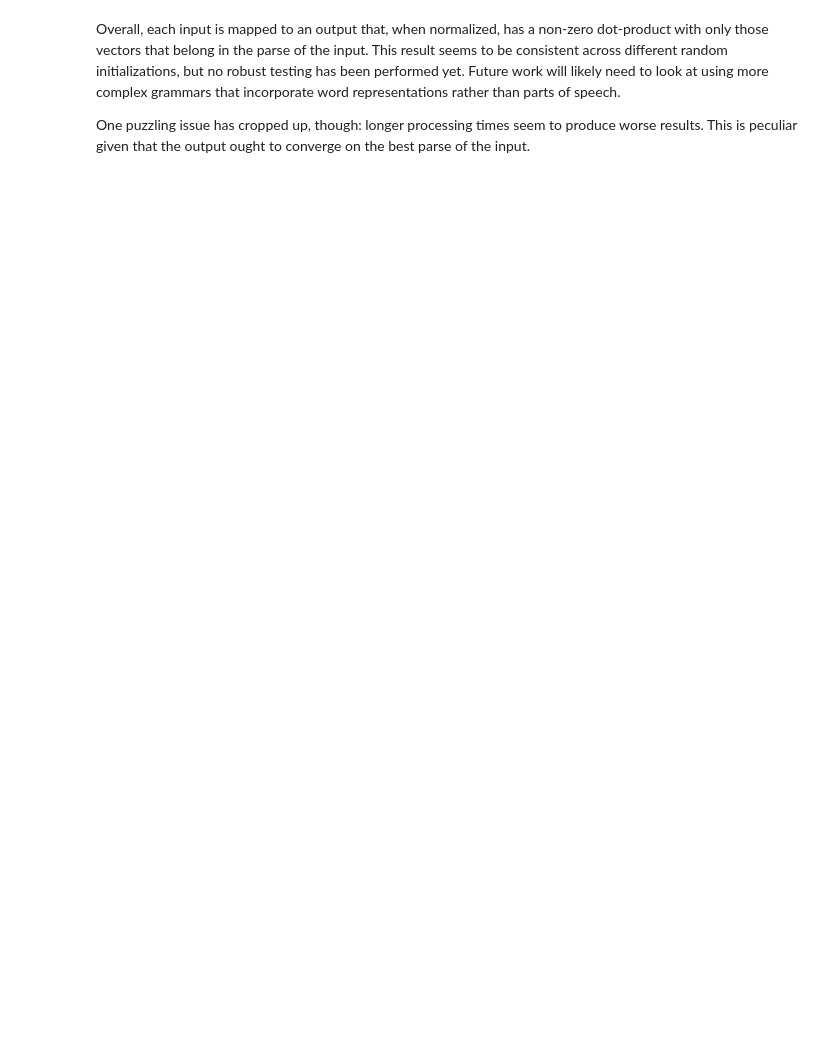
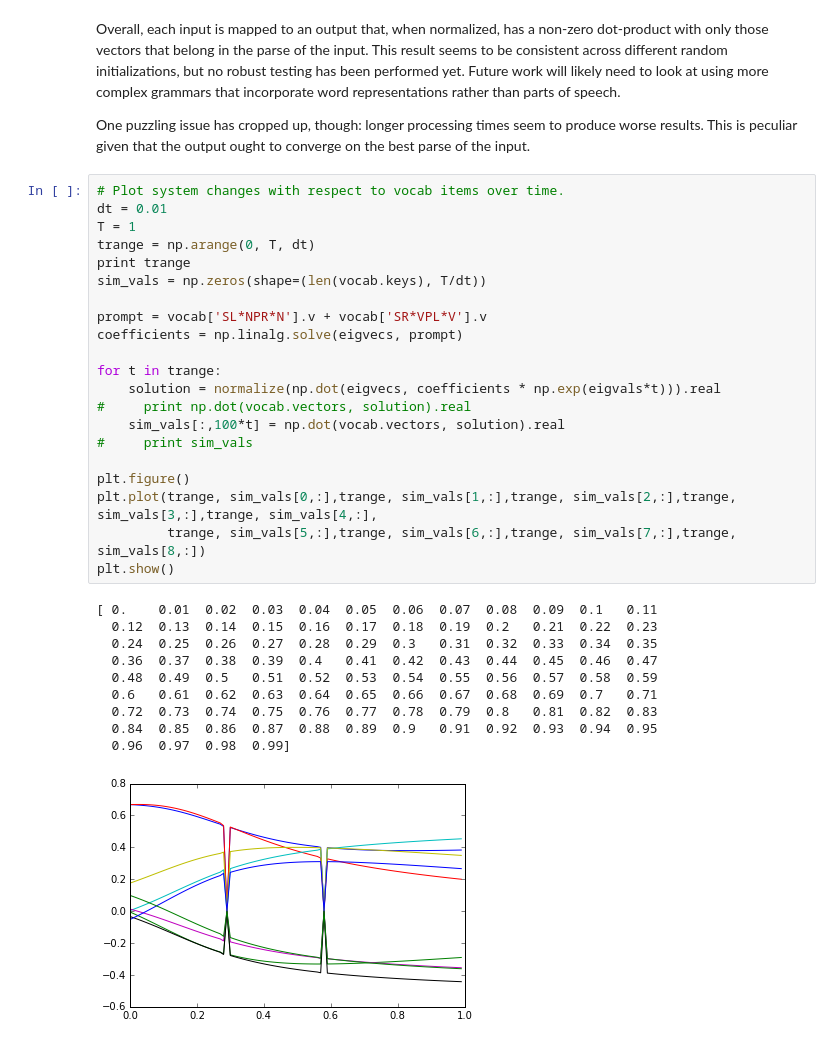
Before and after one commit to pblouw/stability-analysis, a Jupyter notebook: Eigendecomposition and Stability Analysis.ipynb, the cells around one changed output. Drawn from its saved outputs; the diff is of its cells as text; blank space fills up the shorter version.

```diff
--- a/Eigendecomposition and Stability Analysis.ipynb
+++ b/Eigendecomposition and Stability Analysis.ipynb
@@ -351,3 +380,35 @@ Test Passed
 Overall, each input is mapped to an output that, when normalized, has a non-zero dot-product with only those vectors that belong in the parse of the input. This result seems to be consistent across different random initializations, but no robust testing has been performed yet. Future work will likely need to look at using more complex grammars that incorporate word representations rather than parts of speech.
 
 One puzzling issue has cropped up, though: longer processing times seem to produce worse results. This is peculiar given that the output ought to converge on the best parse of the input.
+# %%
+# Plot system changes with respect to vocab items over time.
+dt = 0.01
+T = 1
+trange = np.arange(0, T, dt)
+print trange
+sim_vals = np.zeros(shape=(len(vocab.keys), T/dt))
+
+prompt = vocab['SL*NPR*N'].v + vocab['SR*VPL*V'].v
+coefficients = np.linalg.solve(eigvecs, prompt)
+
+for t in trange:
+    solution = normalize(np.dot(eigvecs, coefficients * np.exp(eigvals*t))).real
+#     print np.dot(vocab.vectors, solution).real
+    sim_vals[:,100*t] = np.dot(vocab.vectors, solution).real
+#     print sim_vals
+
+plt.figure()
+plt.plot(trange, sim_vals[0,:],trange, sim_vals[1,:],trange, sim_vals[2,:],trange, sim_vals[3,:],trange, sim_vals[4,:],
+         trange, sim_vals[5,:],trange, sim_vals[6,:],trange, sim_vals[7,:],trange, sim_vals[8,:])
+plt.show()
+# %% [output]
+[ 0.    0.01  0.02  0.03  0.04  0.05  0.06  0.07  0.08  0.09  0.1   0.11
+  0.12  0.13  0.14  0.15  0.16  0.17  0.18  0.19  0.2   0.21  0.22  0.23
+  0.24  0.25  0.26  0.27  0.28  0.29  0.3   0.31  0.32  0.33  0.34  0.35
+  0.36  0.37  0.38  0.39  0.4   0.41  0.42  0.43  0.44  0.45  0.46  0.47
+  0.48  0.49  0.5   0.51  0.52  0.53  0.54  0.55  0.56  0.57  0.58  0.59
+  0.6   0.61  0.62  0.63  0.64  0.65  0.66  0.67  0.68  0.69  0.7   0.71
+  0.72  0.73  0.74  0.75  0.76  0.77  0.78  0.79  0.8   0.81  0.82  0.83
+  0.84  0.85  0.86  0.87  0.88  0.89  0.9   0.91  0.92  0.93  0.94  0.95
+  0.96  0.97  0.98  0.99]
+[figure, added]
```
Also changed, not shown: parts of 7 cells of this notebook.
